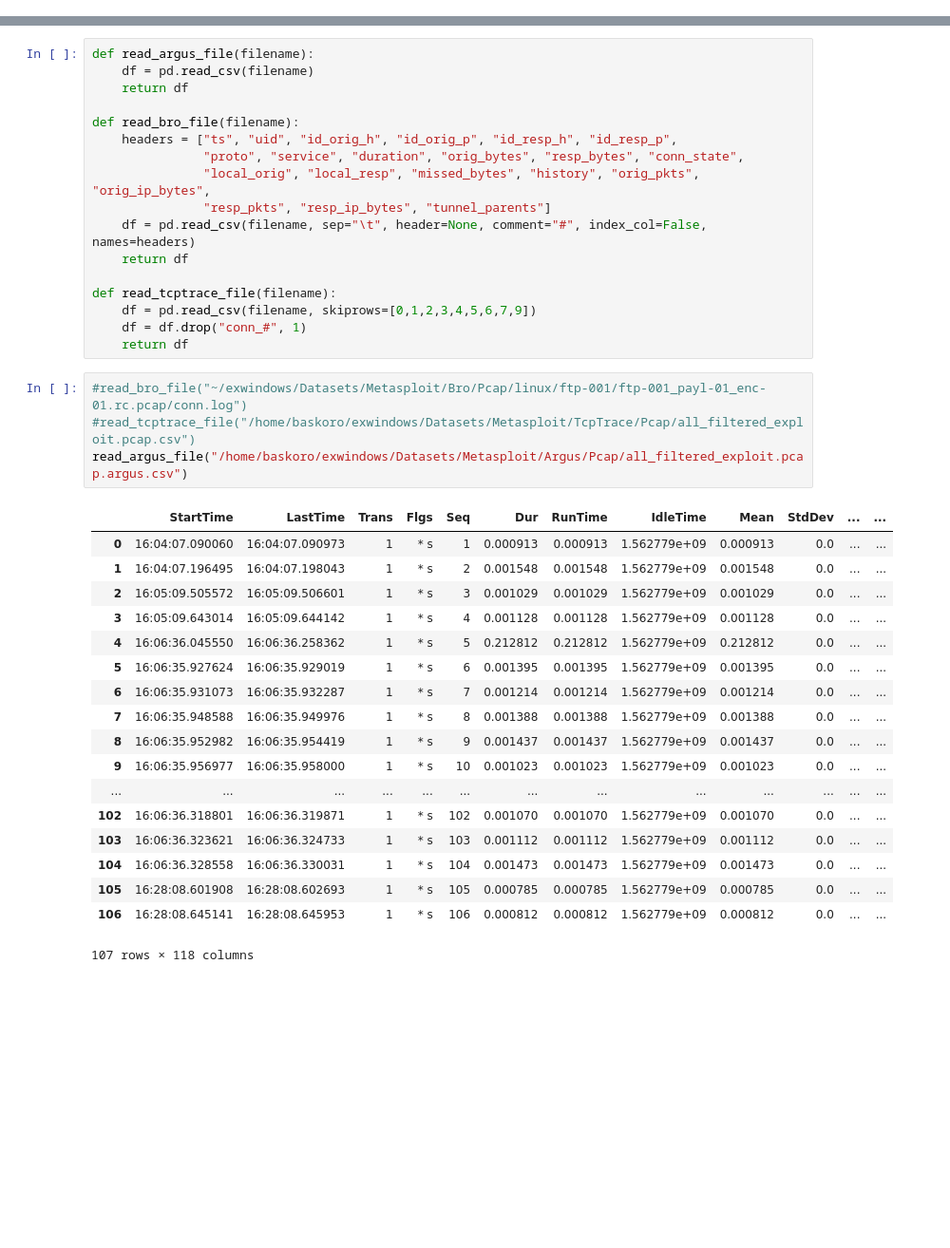
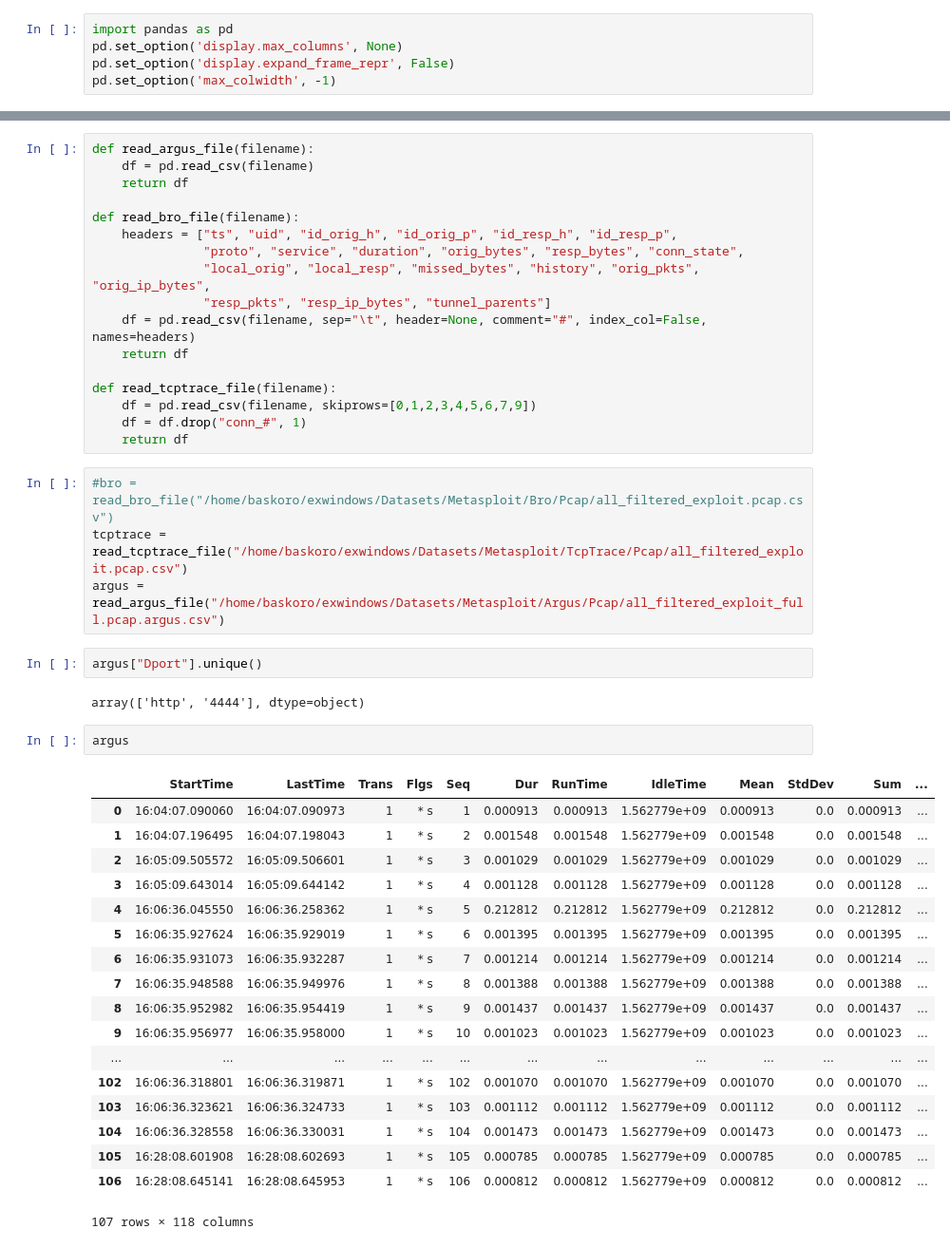
Before and after one commit to bazz-066/unsw-header-analysis, a Jupyter notebook: Argus-Bro-TcpTrace Features Comparison.ipynb, the cells around one changed output, grey strips where cells are left out. Shown: that part at 95% size. Drawn from its saved outputs; the diff is of its cells as text; blank space fills up the shorter version.

```diff
--- a/Argus-Bro-TcpTrace Features Comparison.ipynb
+++ b/Argus-Bro-TcpTrace Features Comparison.ipynb
@@ -3,3 +1,8 @@ import pandas as pd
+# %%
+import pandas as pd
+pd.set_option('display.max_columns', None)
+pd.set_option('display.expand_frame_repr', False)
+pd.set_option('max_colwidth', -1)
 # %% [markdown]
 # Function Definitions
 # %%
@@ -20,25 +23,31 @@ def read_tcptrace_file(filename):
     df = df.drop("conn_#", 1)
     return df
 # %%
-#read_bro_file("~/exwindows/Datasets/Metasploit/Bro/Pcap/linux/ftp-001/ftp-001_payl-01_enc-01.rc.pcap/conn.log")
-#read_tcptrace_file("/home/baskoro/exwindows/Datasets/Metasploit/TcpTrace/Pcap/all_filtered_exploit.pcap.csv")
-read_argus_file("/home/baskoro/exwindows/Datasets/Metasploit/Argus/Pcap/all_filtered_exploit.pcap.argus.csv")
+#bro = read_bro_file("/home/baskoro/exwindows/Datasets/Metasploit/Bro/Pcap/all_filtered_exploit.pcap.csv")
+tcptrace = read_tcptrace_file("/home/baskoro/exwindows/Datasets/Metasploit/TcpTrace/Pcap/all_filtered_exploit.pcap.csv")
+argus = read_argus_file("/home/baskoro/exwindows/Datasets/Metasploit/Argus/Pcap/all_filtered_exploit_full.pcap.argus.csv")
-# %% [output]
-|  | StartTime | LastTime | Trans | Flgs | Seq | Dur | RunTime | IdleTime | Mean | StdDev | ... | ... |
-| 0 | 16:04:07.090060 | 16:04:07.090973 | 1 | * s | 1 | 0.000913 | 0.000913 | 1.562779e+09 | 0.000913 | 0.0 | ... | ... |
-| 1 | 16:04:07.196495 | 16:04:07.198043 | 1 | * s | 2 | 0.001548 | 0.001548 | 1.562779e+09 | 0.001548 | 0.0 | ... | ... |
-| 2 | 16:05:09.505572 | 16:05:09.506601 | 1 | * s | 3 | 0.001029 | 0.001029 | 1.562779e+09 | 0.001029 | 0.0 | ... | ... |
-| 3 | 16:05:09.643014 | 16:05:09.644142 | 1 | * s | 4 | 0.001128 | 0.001128 | 1.562779e+09 | 0.001128 | 0.0 | ... | ... |
-| 4 | 16:06:36.045550 | 16:06:36.258362 | 1 | * s | 5 | 0.212812 | 0.212812 | 1.562779e+09 | 0.212812 | 0.0 | ... | ... |
-| 5 | 16:06:35.927624 | 16:06:35.929019 | 1 | * s | 6 | 0.001395 | 0.001395 | 1.562779e+09 | 0.001395 | 0.0 | ... | ... |
-| 6 | 16:06:35.931073 | 16:06:35.932287 | 1 | * s | 7 | 0.001214 | 0.001214 | 1.562779e+09 | 0.001214 | 0.0 | ... | ... |
-| 7 | 16:06:35.948588 | 16:06:35.949976 | 1 | * s | 8 | 0.001388 | 0.001388 | 1.562779e+09 | 0.001388 | 0.0 | ... | ... |
-| 8 | 16:06:35.952982 | 16:06:35.954419 | 1 | * s | 9 | 0.001437 | 0.001437 | 1.562779e+09 | 0.001437 | 0.0 | ... | ... |
-| 9 | 16:06:35.956977 | 16:06:35.958000 | 1 | * s | 10 | 0.001023 | 0.001023 | 1.562779e+09 | 0.001023 | 0.0 | ... | ... |
-| ... | ... | ... | ... | ... | ... | ... | ... | ... | ... | ... | ... | ... |
-| 102 | 16:06:36.318801 | 16:06:36.319871 | 1 | * s | 102 | 0.001070 | 0.001070 | 1.562779e+09 | 0.001070 | 0.0 | ... | ... |
-| 103 | 16:06:36.323621 | 16:06:36.324733 | 1 | * s | 103 | 0.001112 | 0.001112 | 1.562779e+09 | 0.001112 | 0.0 | ... | ... |
-| 104 | 16:06:36.328558 | 16:06:36.330031 | 1 | * s | 104 | 0.001473 | 0.001473 | 1.562779e+09 | 0.001473 | 0.0 | ... | ... |
-| 105 | 16:28:08.601908 | 16:28:08.602693 | 1 | * s | 105 | 0.000785 | 0.000785 | 1.562779e+09 | 0.000785 | 0.0 | ... | ... |
-| 106 | 16:28:08.645141 | 16:28:08.645953 | 1 | * s | 106 | 0.000812 | 0.000812 | 1.562779e+09 | 0.000812 | 0.0 | ... | ... |
-107 rows × 118 columns
+# %%
+argus["Dport"].unique()
+# %% [output]
+array(['http', '4444'], dtype=object)
+# %%
+argus
+# %% [output]
+|  | StartTime | LastTime | Trans | Flgs | Seq | Dur | RunTime | IdleTime | Mean | StdDev | Sum | ... |
+| 0 | 16:04:07.090060 | 16:04:07.090973 | 1 | * s | 1 | 0.000913 | 0.000913 | 1.562779e+09 | 0.000913 | 0.0 | 0.000913 | ... |
+| 1 | 16:04:07.196495 | 16:04:07.198043 | 1 | * s | 2 | 0.001548 | 0.001548 | 1.562779e+09 | 0.001548 | 0.0 | 0.001548 | ... |
+| 2 | 16:05:09.505572 | 16:05:09.506601 | 1 | * s | 3 | 0.001029 | 0.001029 | 1.562779e+09 | 0.001029 | 0.0 | 0.001029 | ... |
+| 3 | 16:05:09.643014 | 16:05:09.644142 | 1 | * s | 4 | 0.001128 | 0.001128 | 1.562779e+09 | 0.001128 | 0.0 | 0.001128 | ... |
+| 4 | 16:06:36.045550 | 16:06:36.258362 | 1 | * s | 5 | 0.212812 | 0.212812 | 1.562779e+09 | 0.212812 | 0.0 | 0.212812 | ... |
+| 5 | 16:06:35.927624 | 16:06:35.929019 | 1 | * s | 6 | 0.001395 | 0.001395 | 1.562779e+09 | 0.001395 | 0.0 | 0.001395 | ... |
+| 6 | 16:06:35.931073 | 16:06:35.932287 | 1 | * s | 7 | 0.001214 | 0.001214 | 1.562779e+09 | 0.001214 | 0.0 | 0.001214 | ... |
+| 7 | 16:06:35.948588 | 16:06:35.949976 | 1 | * s | 8 | 0.001388 | 0.001388 | 1.562779e+09 | 0.001388 | 0.0 | 0.001388 | ... |
+| 8 | 16:06:35.952982 | 16:06:35.954419 | 1 | * s | 9 | 0.001437 | 0.001437 | 1.562779e+09 | 0.001437 | 0.0 | 0.001437 | ... |
+| 9 | 16:06:35.956977 | 16:06:35.958000 | 1 | * s | 10 | 0.001023 | 0.001023 | 1.562779e+09 | 0.001023 | 0.0 | 0.001023 | ... |
+| ... | ... | ... | ... | ... | ... | ... | ... | ... | ... | ... | ... | ... |
+| 102 | 16:06:36.318801 | 16:06:36.319871 | 1 | * s | 102 | 0.001070 | 0.001070 | 1.562779e+09 | 0.001070 | 0.0 | 0.001070 | ... |
+| 103 | 16:06:36.323621 | 16:06:36.324733 | 1 | * s | 103 | 0.001112 | 0.001112 | 1.562779e+09 | 0.001112 | 0.0 | 0.001112 | ... |
+| 104 | 16:06:36.328558 | 16:06:36.330031 | 1 | * s | 104 | 0.001473 | 0.001473 | 1.562779e+09 | 0.001473 | 0.0 | 0.001473 | ... |
+| 105 | 16:28:08.601908 | 16:28:08.602693 | 1 | * s | 105 | 0.000785 | 0.000785 | 1.562779e+09 | 0.000785 | 0.0 | 0.000785 | ... |
+| 106 | 16:28:08.645141 | 16:28:08.645953 | 1 | * s | 106 | 0.000812 | 0.000812 | 1.562779e+09 | 0.000812 | 0.0 | 0.000812 | ... |
+107 rows × 118 columns
```
Also changed, not shown: parts of 1 cell of this notebook, 2 other files.
